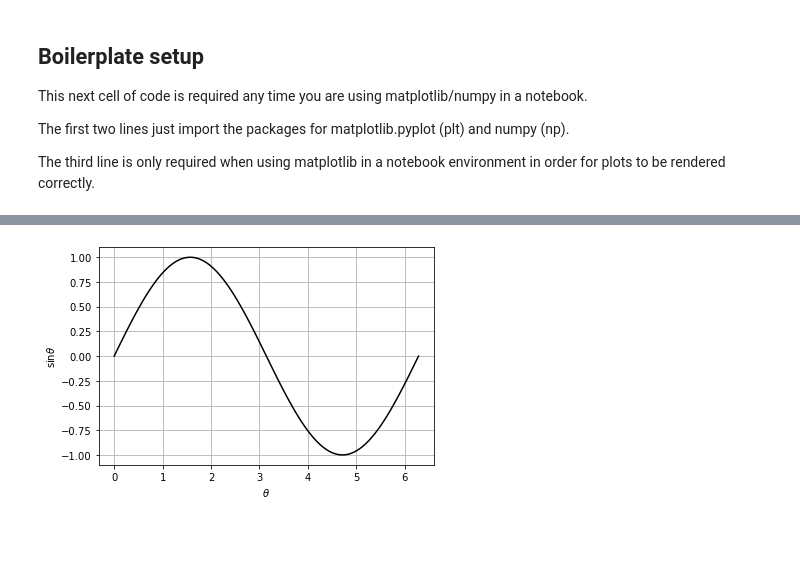
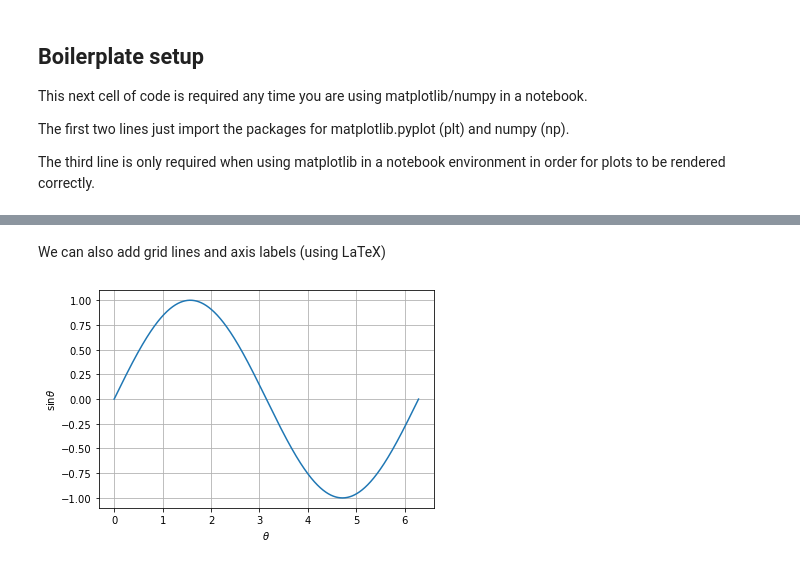
Before and after one commit to cevans216/phys4247, a Jupyter notebook: tutorial.ipynb, the cells around one changed output, grey strips where cells are left out. Cells and saved outputs as stored; diff of their text form; code cells hidden in the pictures; blank space fills up the shorter version.

```diff
--- a/tutorial.ipynb
+++ b/tutorial.ipynb
@@ -32,0 +23,3 @@ figure, axis = plt.subplots()
+# %%
+theta = np.linspace(0, 2*np.pi, 10000)
+print(theta)
@@ -33,10 +37,10 @@ figure, axis = plt.subplots()
+# %% [markdown]
+We can also add grid lines and axis labels (using LaTeX)
 # %%
-theta = np.linspace(0, 2*np.pi, 100)
-
-figure, axis = plt.subplots()
-axis.plot(theta, np.sin(theta), 'k-')
-axis.set_xlabel(r'$\theta$')
-axis.set_ylabel(r'$\sin\theta$')
-axis.grid()
+fig = plt.figure()
+plt.plot(theta, np.sin(theta))
+plt.grid(True)
+plt.xlabel(r'$\theta$')
+plt.ylabel(r'$\sin\theta$');
 # %% [output]
-[figure, old version]
+[figure, new version]
```
Also changed, not shown: parts of 20 cells of this notebook.
